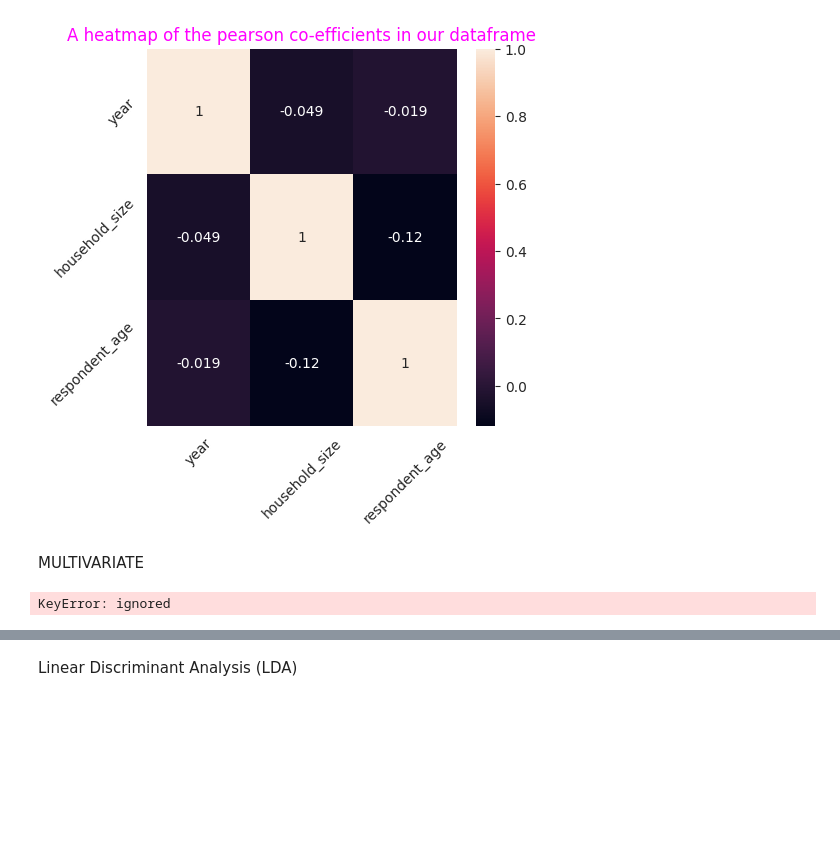
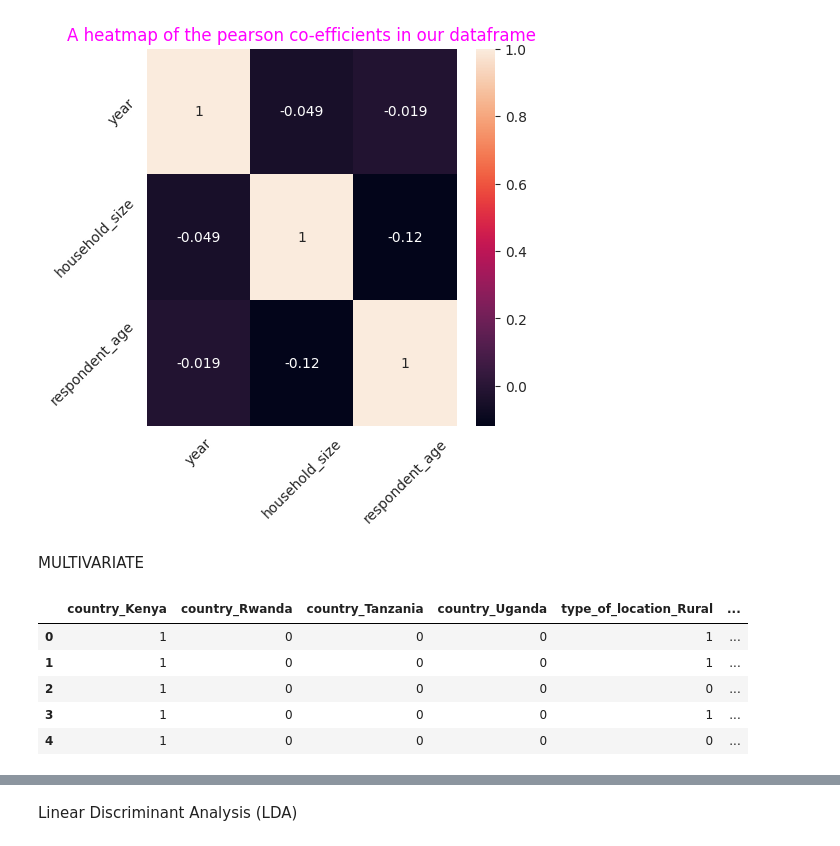
Before and after one commit to maronga/IP-Week-2-Core, a Jupyter notebook: "Moringa_Data_Science_Core_Wk2_Independent_Python_Project_2021_12_24_John_Maronga_Python_Notebook".ipynb, the cells around one changed output, grey strips where cells are left out. Saved outputs shown, nothing was run; the diff lists cells and outputs as text; code cells hidden in the pictures; blank space fills up the shorter version.

```diff
--- a/"Moringa_Data_Science_Core_Wk2_Independent_Python_Project_2021_12_24_John_Maronga_Python_Notebook".ipynb
+++ b/"Moringa_Data_Science_Core_Wk2_Independent_Python_Project_2021_12_24_John_Maronga_Python_Notebook".ipynb
@@ -866,12 +878,17 @@ MULTIVARIATE
 # %%
 # Converting the categories into dummy variables with ones and zeros
 
 # pd.get_dummies creates a new dataframe which consists of zeros and ones.
 
-dummy = pd.get_dummies(df[['country', 'type_of_location', 'cell_phone_access', 'gender_of_respondent','the_relationship_with_head', 'marital_status', 'level_of_education', 'type_of_job']])
+dummy = pd.get_dummies(df[['country', 'type_of_location', 'cell_phone_access', 'gender_of_respondent','relationship_with_head', 'marital_status', 'level_of_education', 'type_of_job']])
 dummy.head()
 # %% [output]
-KeyError: ignored
+|  | country_Kenya | country_Rwanda | country_Tanzania | country_Uganda | type_of_location_Rural | ... |
+| 0 | 1 | 0 | 0 | 0 | 1 | ... |
+| 1 | 1 | 0 | 0 | 0 | 1 | ... |
+| 2 | 1 | 0 | 0 | 0 | 0 | ... |
+| 3 | 1 | 0 | 0 | 0 | 1 | ... |
+| 4 | 1 | 0 | 0 | 0 | 0 | ... |
 # %%
 # Since we’ve created a whole new dataframe,
 # in order to compare it to our original dataframe,
```
Also changed, not shown: parts of 19 cells of this notebook.
